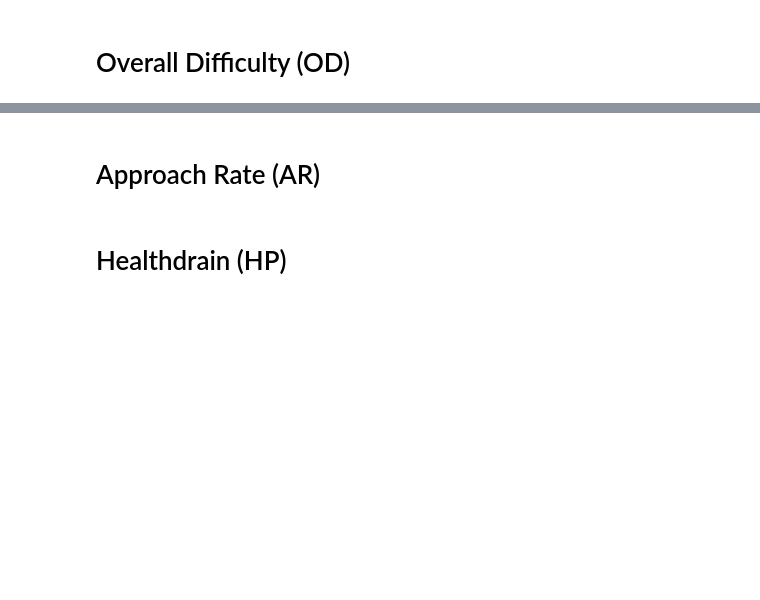
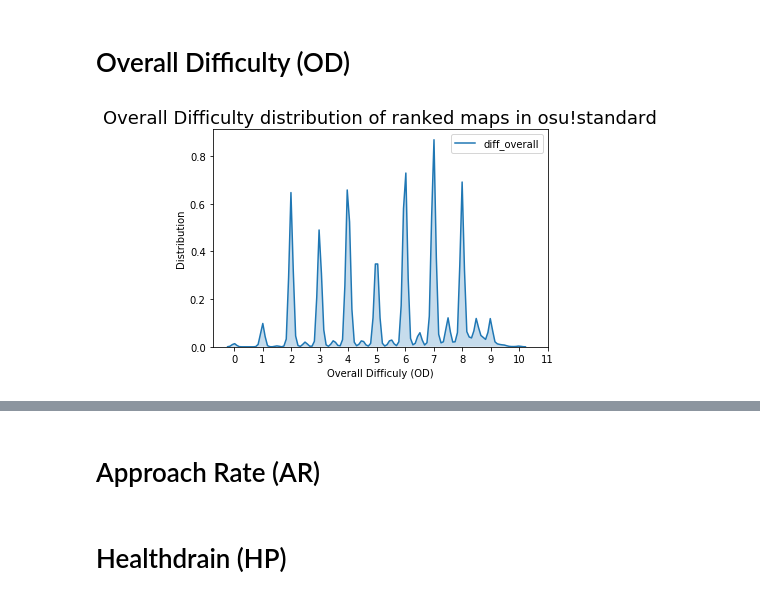
Before and after one commit to al1Null/osu-analysis, a Jupyter notebook: Beatmaps/BeatmapVisualize.ipynb, the cells around one changed output, grey strips where cells are left out. Cells and saved outputs as stored; diff of their text form; code cells hidden in the pictures; blank space fills up the shorter version.

```diff
--- a/Beatmaps/BeatmapVisualize.ipynb
+++ b/Beatmaps/BeatmapVisualize.ipynb
@@ -362,2 +376,19 @@ analyzeDate(df, time='month')
 # %% [markdown]
 # Overall Difficulty (OD)
+# %%
+def analyzeOD(df, tight=True):
+    od_data = df['diff_overall']
+    if tight:
+        ax = sns.kdeplot(data=od_data, shade=True, bw=0.075)
+    else:
+        ax = sns.kdeplot(data=od_data, shade=True)
+
+    ax.set_xticks(np.arange(0,12,1))
+
+    ax.set_xlabel("Overall Difficuly (OD)")
+    ax.set_ylabel("Distribution")
+    ax.set_title("Overall Difficulty distribution of ranked maps in osu!{}".format(getMode(df)), fontsize=18)
+# %%
+analyzeOD(getDataFrame('standard'), tight=True)
+# %% [output]
+[figure, added]
```
Also changed, not shown: parts of 20 cells of this notebook.
